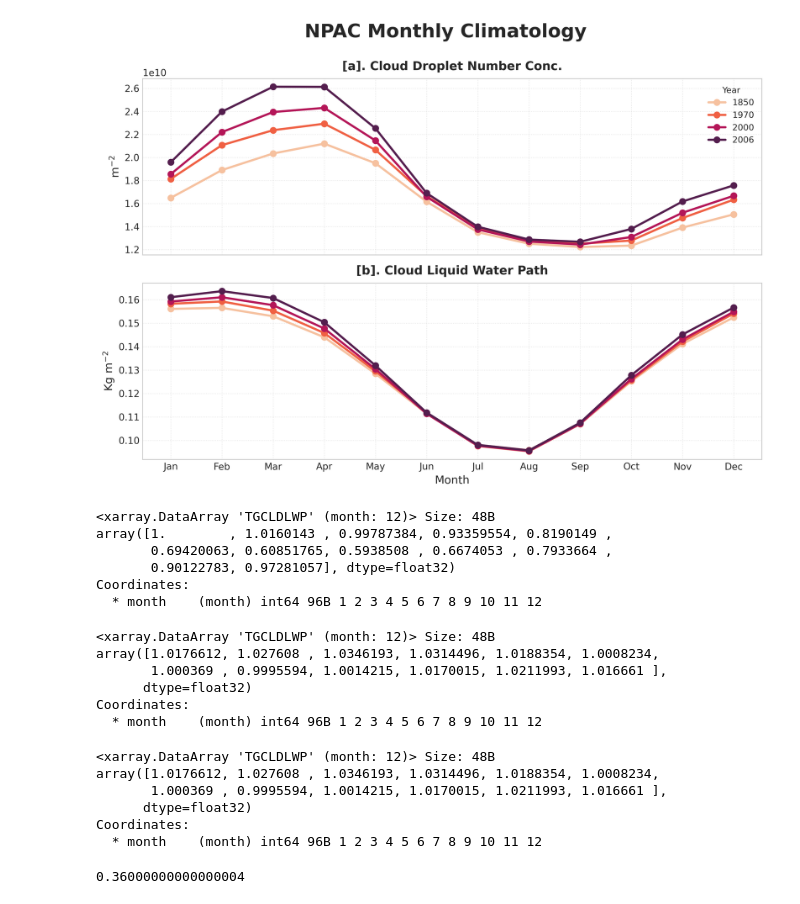
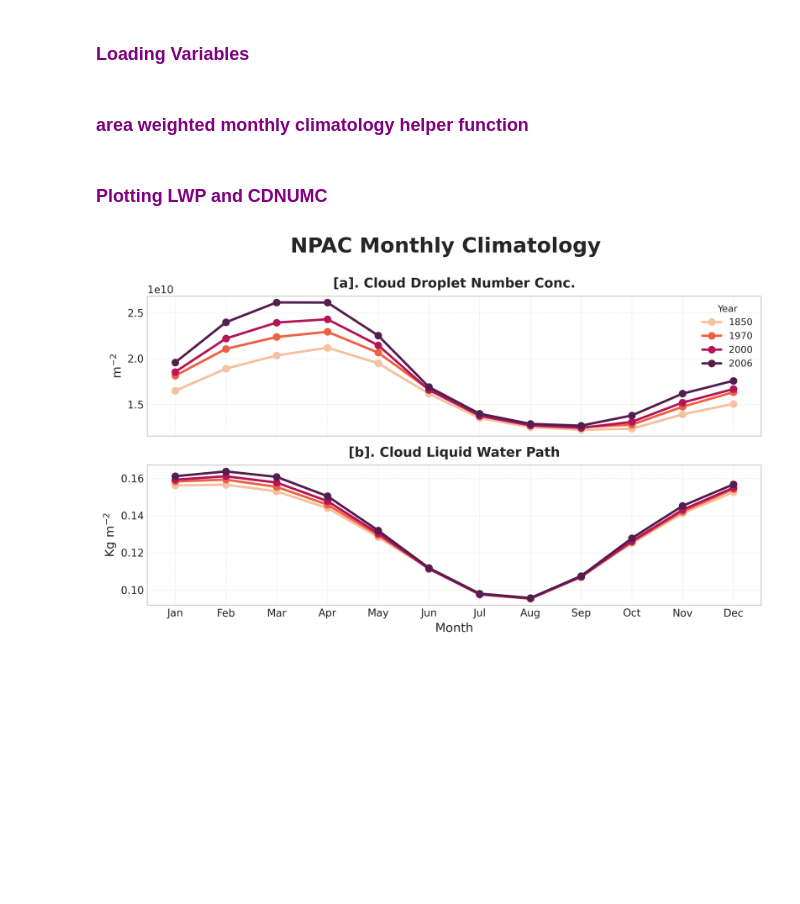
Before and after one commit to jazweifel/Sulfate_Analysis, a Jupyter notebook: figures/Figure_09/CDNUMC_TGCLDLWP_Climatology.ipynb, the cells around one changed output. Cells and saved outputs as stored; diff of their text form; code cells hidden in the pictures; blank space fills up the shorter version.

Commit message:
updating figure_09

```diff
--- a/figures/Figure_09/CDNUMC_TGCLDLWP_Climatology.ipynb
+++ b/figures/Figure_09/CDNUMC_TGCLDLWP_Climatology.ipynb
@@ -10,13 +14,17 @@ from scipy.stats import ttest_1samp
 import matplotlib.pyplot as plt
 import calendar
 import wesanderson
+# %% [markdown]
+### <span style="color:purple"> Loading Variables
 # %%
 CDNUMC = load_variables_for_all_years('h0', 'CDNUMC')
 TGCLDLWP = load_variables_for_all_years('h0', 'TGCLDLWP')
 
 area = xr.open_dataarray('/glade/work/jzweifel/Regional_Masks_And_Area/area_files/AREA.nc')
-NPAC_bool = xr.open_dataarray('/glade/work/jzweifel/Regional_Masks_And_Area/masks/NPO/NPAC_mask.nc')
+NPAC_bool = xr.open_dataarray('/glade/work/jzweifel/Regional_Masks_And_Area/masks/NPAC/NPAC_mask.nc')
 w = area.where(NPAC_bool, 0)
+# %% [markdown]
+### <span style="color:purple"> area weighted monthly climatology helper function
 # %%
 def npac_monthly_climatology(da, w_area):
     # NPAC area-weighted mean time series
@@ -26,6 +34,8 @@ def npac_monthly_climatology(da, w_area):
     clim = ts.groupby('time.month').mean('time').roll(month=-1)
 
     return clim
+# %% [markdown]
+### <span style="color:purple"> Plotting LWP and CDNUMC
 # %%
 years = ["1850", "1970", "2000", "2006"]
 months = [calendar.month_abbr[i] for i in range(1, 13)]
@@ -41,69 +51,40 @@ lwp_clim    = {k: npac_monthly_climatology(TGCLDLWP[k], w) for k in years}
 
 # Figure
 # ----------------------------
-fig, axes = plt.subplots(2, 1, figsize=(11, 7.5), dpi=300, sharex=True)
+fig, axes = plt.subplots(2, 1, figsize=(10, 6), dpi=300, sharex=True)
 
 # ----- (a) CDNUMC -----
 ax1 = axes[0]
 for k in years:
     ax1.plot(months, cdnumc_clim[k].values, label=k, color=color_for[k], marker="o", markersize=7)
 
 ax1.set_ylabel("m$^{-2}$")
 ax1.set_title("[a]. Cloud Droplet Number Conc.", fontsize=14, y=1.02)
 ax1.grid(linestyle=":", alpha=0.5)
 ax1.ticklabel_format(style="sci", axis="y", scilimits=(0, 0))
 
 # one clean legend (top panel)
 ax1.legend(title="Year", loc="upper right", fontsize=10, title_fontsize=10)
 
 # ----- (b) TGCLDLWP -----
 ax2 = axes[1]
 for k in years:
     ax2.plot(months, lwp_clim[k].values, color=color_for[k], marker="o", markersize=7)
 
 ax2.set_ylabel("Kg m$^{-2}$")
 ax2.set_title("[b]. Cloud Liquid Water Path", fontsize=14, y=1.02)
 ax2.set_xlabel("Month")
 ax2.grid(linestyle=":", alpha=0.5)
 
 
 # Suptitle + spacing
 # ----------------------------
-fig.suptitle("NPAC Monthly Climatology", fontsize=22, weight="bold", x=0.52, y=1.02)
+fig.suptitle("NPAC Monthly Climatology", fontsize=22, weight="bold", x=0.52, y=1.0)
 
 plt.tight_layout()
-plt.subplots_adjust(top=0.90)
+#plt.subplots_adjust(top=0.90)
+#plt.savefig('/glade/u/home/jzweifel/jupyter_workspaces/Masters_paper_analysis/notebooks/saved_figures_pngs/Figure_09.png')
+
 plt.show()
 # %% [output]
-[figure, old version]
+[figure, new version]
-# %%
-lwp_clim['2006'] / lwp_clim['2006'][0]
-# %% [output]
-<xarray.DataArray 'TGCLDLWP' (month: 12)> Size: 48B
-array([1.        , 1.0160143 , 0.99787384, 0.93359554, 0.8190149 ,
-       0.69420063, 0.60851765, 0.5938508 , 0.6674053 , 0.7933664 ,
-       0.90122783, 0.97281057], dtype=float32)
-Coordinates:
-  * month    (month) int64 96B 1 2 3 4 5 6 7 8 9 10 11 12
-# %%
-lwp_clim['2006'] / lwp_clim['1970']
-# %% [output]
-<xarray.DataArray 'TGCLDLWP' (month: 12)> Size: 48B
-array([1.0176612, 1.027608 , 1.0346193, 1.0314496, 1.0188354, 1.0008234,
-       1.000369 , 0.9995594, 1.0014215, 1.0170015, 1.0211993, 1.016661 ],
-      dtype=float32)
-Coordinates:
-  * month    (month) int64 96B 1 2 3 4 5 6 7 8 9 10 11 12
-# %%
-lwp_clim['2006'] / lwp_clim['1970']
-# %% [output]
-<xarray.DataArray 'TGCLDLWP' (month: 12)> Size: 48B
-array([1.0176612, 1.027608 , 1.0346193, 1.0314496, 1.0188354, 1.0008234,
-       1.000369 , 0.9995594, 1.0014215, 1.0170015, 1.0211993, 1.016661 ],
-      dtype=float32)
-Coordinates:
-  * month    (month) int64 96B 1 2 3 4 5 6 7 8 9 10 11 12
-# %%
-300 * 0.003 * (0.5 - 0.1)
-# %% [output]
-0.36000000000000004
```
Also changed, not shown: parts of 2 cells of this notebook.
